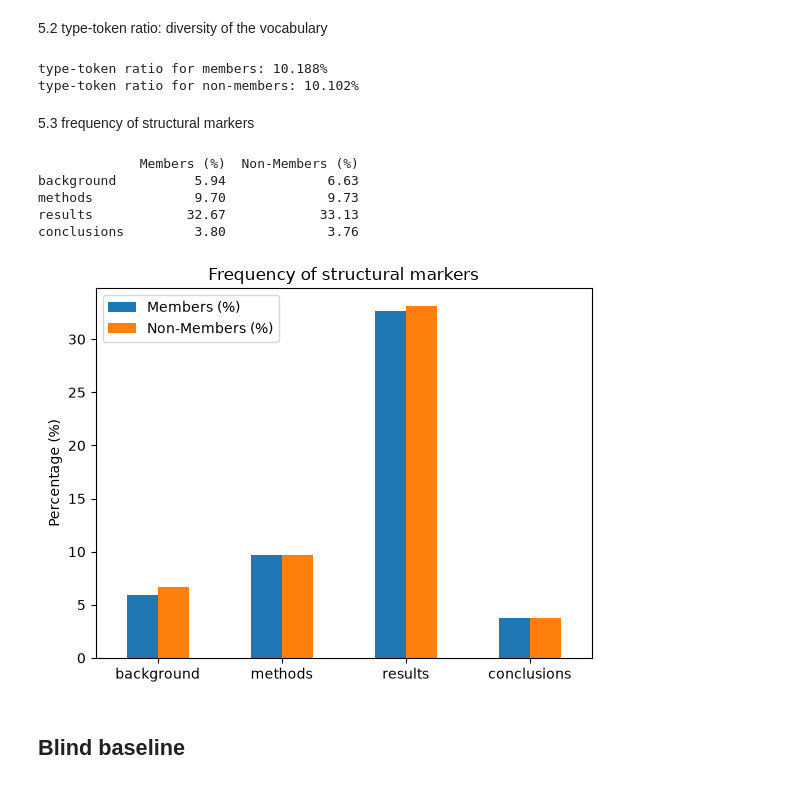
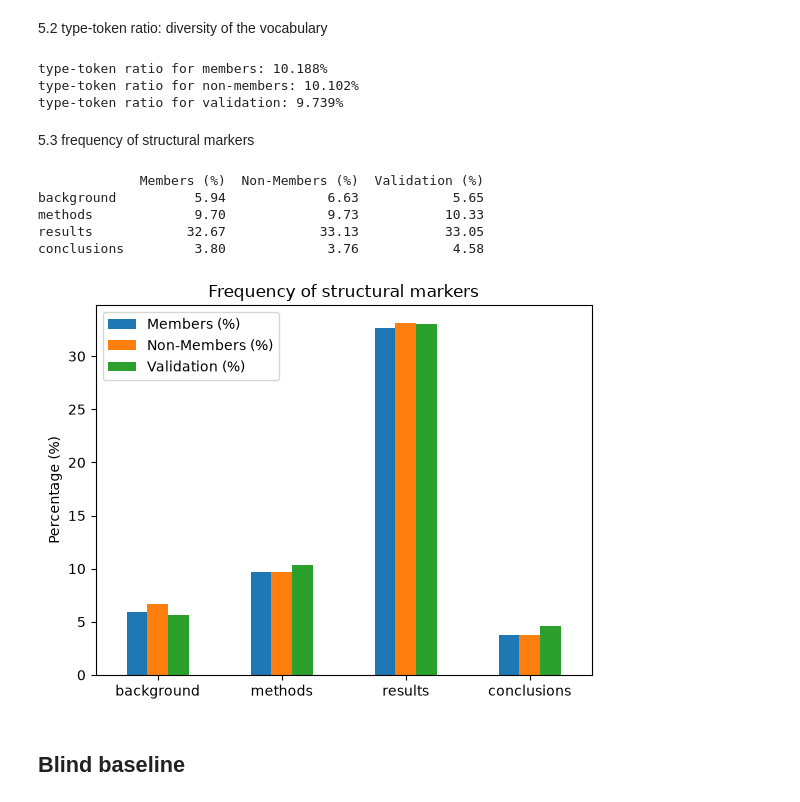
Before and after one commit to NikiLalev/data_privacy, a Jupyter notebook: ass1/notebooks/make_dataset.ipynb, the cells around one changed output. Saved outputs shown, nothing was run; the diff lists cells and outputs as text; code cells hidden in the pictures.

```diff
--- a/ass1/notebooks/make_dataset.ipynb
+++ b/ass1/notebooks/make_dataset.ipynb
@@ -116,6 +145,8 @@ members = pd.read_parquet("../dataset/members.parquet")
 members = members['text']
 non_members = pd.read_parquet("../dataset/non_members.parquet")
 non_members = non_members['text']
+validation = pd.read_parquet("../dataset/validation.parquet")
+validation = validation['text']
 
 members[0]
 # %% [output]
@@ -148,6 +186,7 @@ matches: 0
 # we split each string into singular words (e.g. 'we', 'split', 'each', ...)
 m_tokens = members.astype(str).str.split()
 nm_tokens = non_members.astype(str).str.split()
+v_tokens = validation.astype(str).str.split()
 # %% [markdown]
 ## 2. Time
 there is no metadata that reports the time for the samples. However, we checked the actual text for time references.
@@ -168,9 +207,11 @@ def get_year_indices(tokens_series):
 # extract the indices of samples with information about time
 m_years = get_year_indices(m_tokens)
 nm_years = get_year_indices(nm_tokens)
+v_years = get_year_indices(v_tokens)
 
 print(f"members have {len(m_years)} mentions of years")
 print(f"non-members have {len(nm_years)} mentions of years")
+print(f"validation has {len(v_years)} mentions of years")
 
 # because the samples with time reference are a small portion of the data, we can simply remove them
 # we drop the samples both from the original dataset and the tokenized dataset
@@ -180,6 +221,9 @@ members = members.drop(index = m_years)
 
 nm_tokens = nm_tokens.drop(index = nm_years)
 non_members = non_members.drop(index = nm_years)
+
+v_tokens = v_tokens.drop(index = v_years)
+validation = validation.drop(index = v_years)
 # %% [output]
 members have 133 mentions of years
 non-members have 110 mentions of years
@@ -284,9 +339,14 @@ print(f"type-token ratio for members: {m_type:.3%}")
 
 nm_type = len(vocab_nm) / nm_tokens.str.len().sum()
 print(f"type-token ratio for non-members: {nm_type:.3%}")
+
+
+v_type = len(vocab_v) / v_tokens.str.len().sum()
+print(f"type-token ratio for validation: {v_type:.3%}")
 # %% [output]
 type-token ratio for members: 10.188%
 type-token ratio for non-members: 10.102%
+type-token ratio for validation: 9.739%
 # %% [markdown]
 5.3 frequency of structural markers
 # %%
@@ -317,33 +377,35 @@ def find_pattern(text):
     }
 
 
-# compute presence of pattern for both datasets and take the mean
+# compute presence of pattern for all datasets and take the mean
 m_stats = members.apply(find_pattern).apply(pd.Series).mean()
 nm_stats = non_members.apply(find_pattern).apply(pd.Series).mean()
+v_stats = validation.apply(find_pattern).apply(pd.Series).mean()
 
 # make dataframe for visualization
 comparison_df = pd.DataFrame({
     "Members (%)": (m_stats * 100).round(2),
     "Non-Members (%)": (nm_stats * 100).round(2),
+    "Validation (%)": (v_stats * 100).round(2),
 })
 
 
 print(comparison_df)
 # %% [output]
-             Members (%)  Non-Members (%)
-background          5.94             6.63
-methods             9.70             9.73
-results            32.67            33.13
-conclusions         3.80             3.76
+             Members (%)  Non-Members (%)  Validation (%)
+background          5.94             6.63            5.65
+methods             9.70             9.73           10.33
+results            32.67            33.13           33.05
+conclusions         3.80             3.76            4.58
 # %%
-comparison_df[["Members (%)", "Non-Members (%)"]].plot(kind="bar")
+comparison_df[["Members (%)", "Non-Members (%)", "Validation (%)"]].plot(kind="bar")
 
 plt.ylabel("Percentage (%)")
 plt.xticks(rotation=0)
 plt.title("Frequency of structural markers")
 plt.show()
 # %% [output]
-[figure, old version]
+[figure, new version]
 # %% [markdown]
 ## Blind baseline
 # %% [markdown]
```
Also changed, not shown: parts of 15 cells of this notebook.
